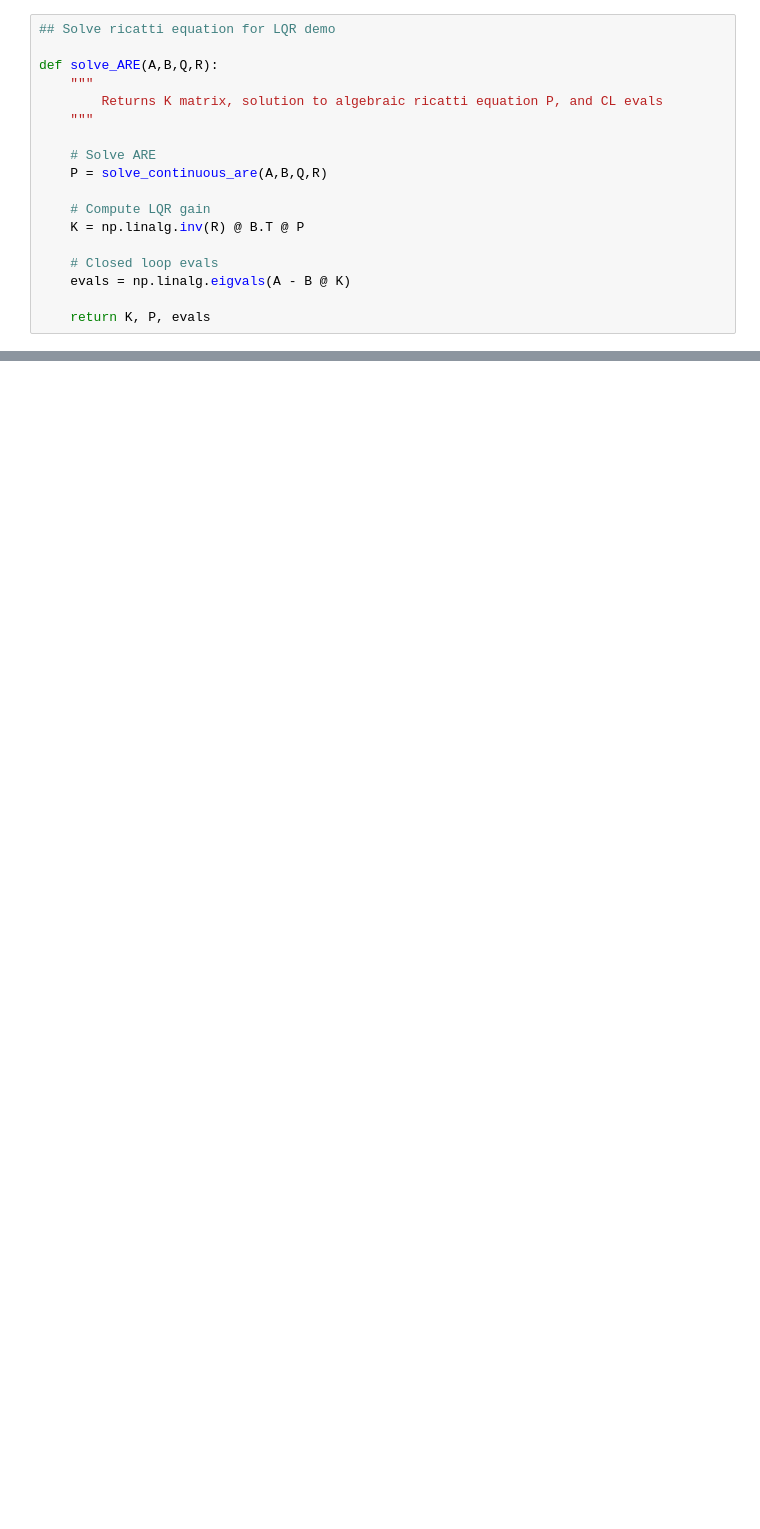
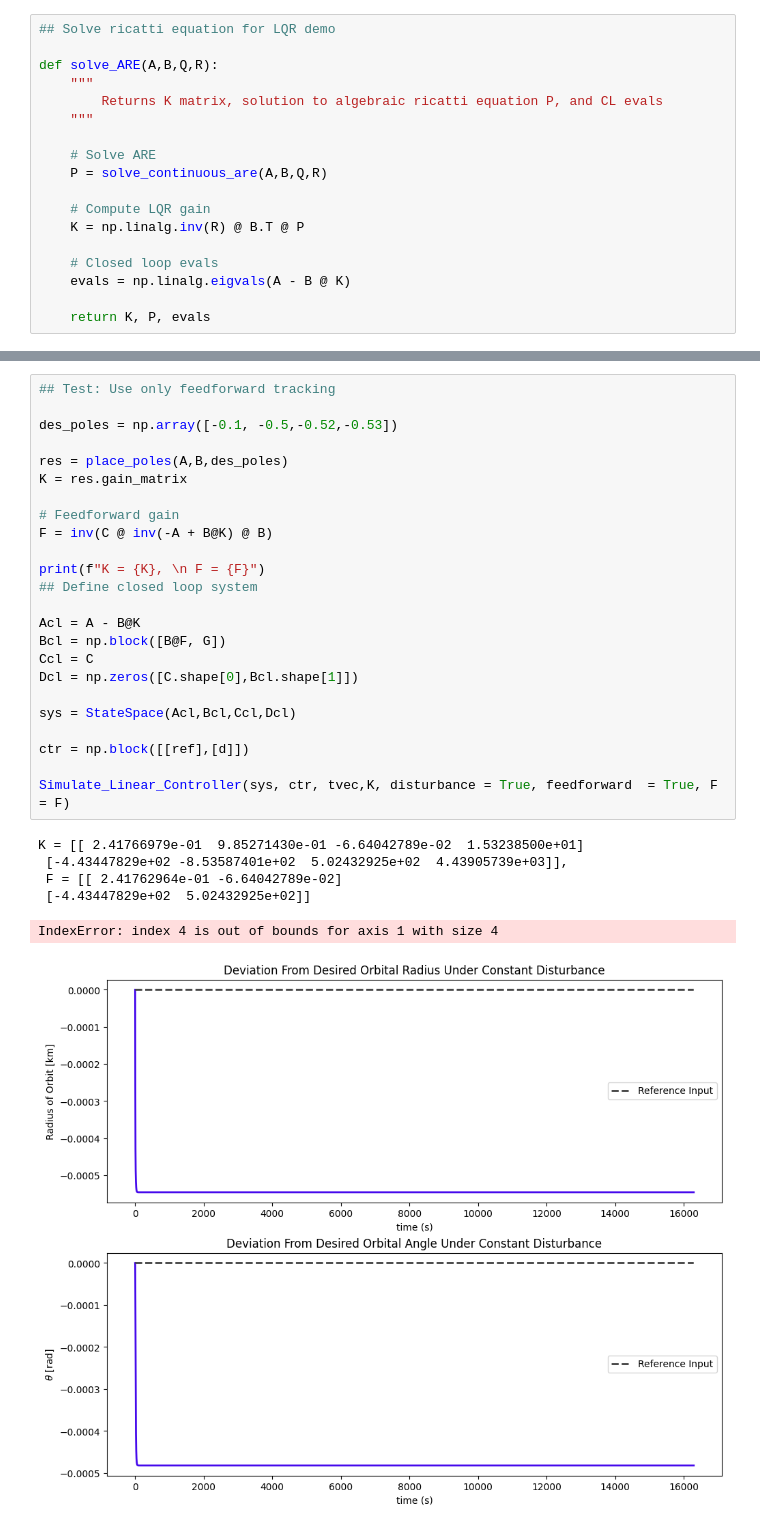
Before and after one commit to Graham-Dobbie/ASEN_5014_Project, a Jupyter notebook: lin_control.ipynb, the cells around one changed output, grey strips where cells are left out. Saved outputs shown, nothing was run; the diff lists cells and outputs as text; blank space fills up the shorter version.

```diff
--- a/lin_control.ipynb
+++ b/lin_control.ipynb
@@ -335,0 +344,31 @@ ax[3].plot(thist,xhist[:,3])
+# %%
+## Test: Use only feedforward tracking
+
+des_poles = np.array([-0.1, -0.5,-0.52,-0.53])
+
+res = place_poles(A,B,des_poles)
+K = res.gain_matrix
+
+# Feedforward gain
+F = inv(C @ inv(-A + B@K) @ B)
+
+print(f"K = {K}, \n F = {F}")
+## Define closed loop system
+
+Acl = A - B@K
+Bcl = np.block([B@F, G])
+Ccl = C
+Dcl = np.zeros([C.shape[0],Bcl.shape[1]])
+
+sys = StateSpace(Acl,Bcl,Ccl,Dcl)
+
+ctr = np.block([[ref],[d]])
+
+Simulate_Linear_Controller(sys, ctr, tvec,K, disturbance = True, feedforward  = True, F = F)
+# %% [output]
+K = [[ 2.41766979e-01  9.85271430e-01 -6.64042789e-02  1.53238500e+01]
+ [-4.43447829e+02 -8.53587401e+02  5.02432925e+02  4.43905739e+03]],
+ F = [[ 2.41762964e-01 -6.64042789e-02]
+ [-4.43447829e+02  5.02432925e+02]]
+IndexError: index 4 is out of bounds for axis 1 with size 4
+[figure, added]
```
Also changed, not shown: parts of 7 cells of this notebook, 1 other file.
